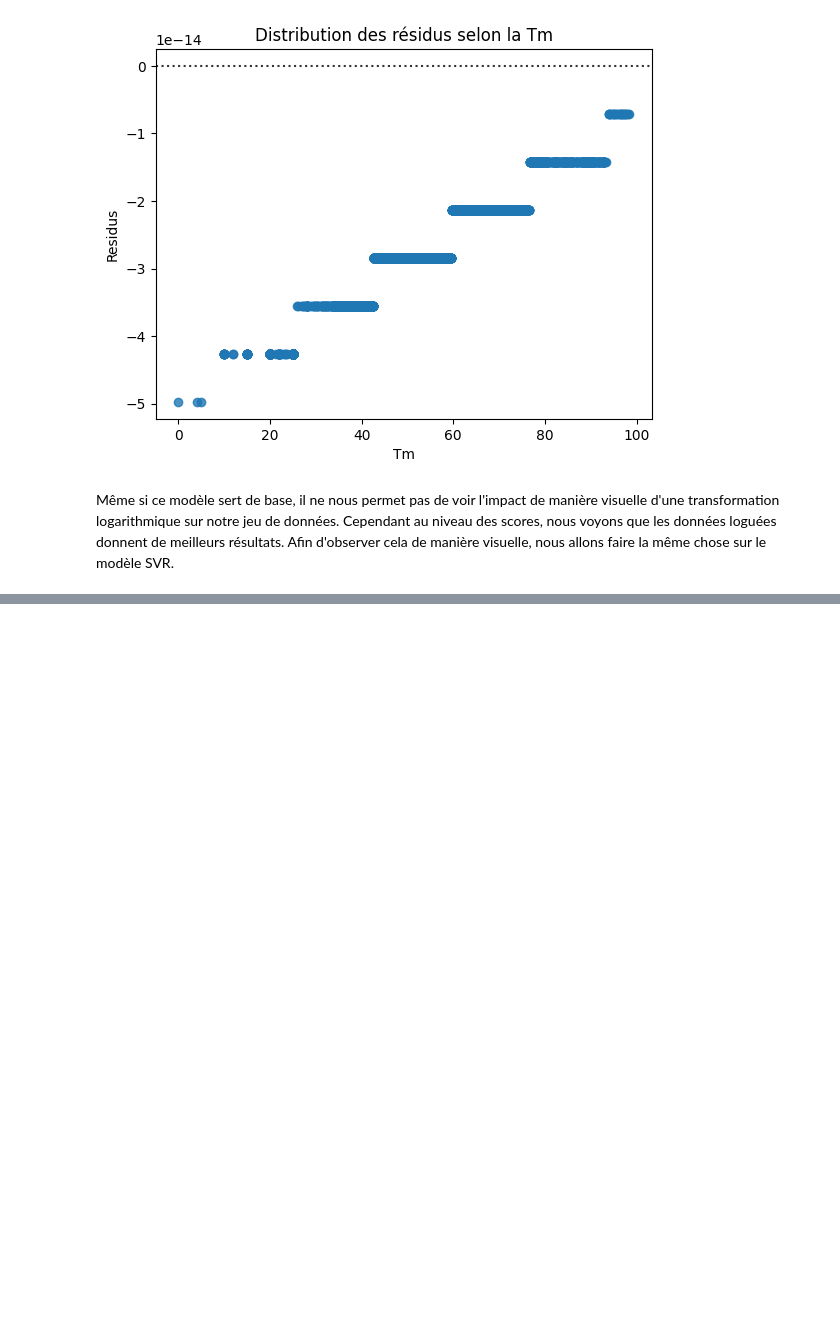
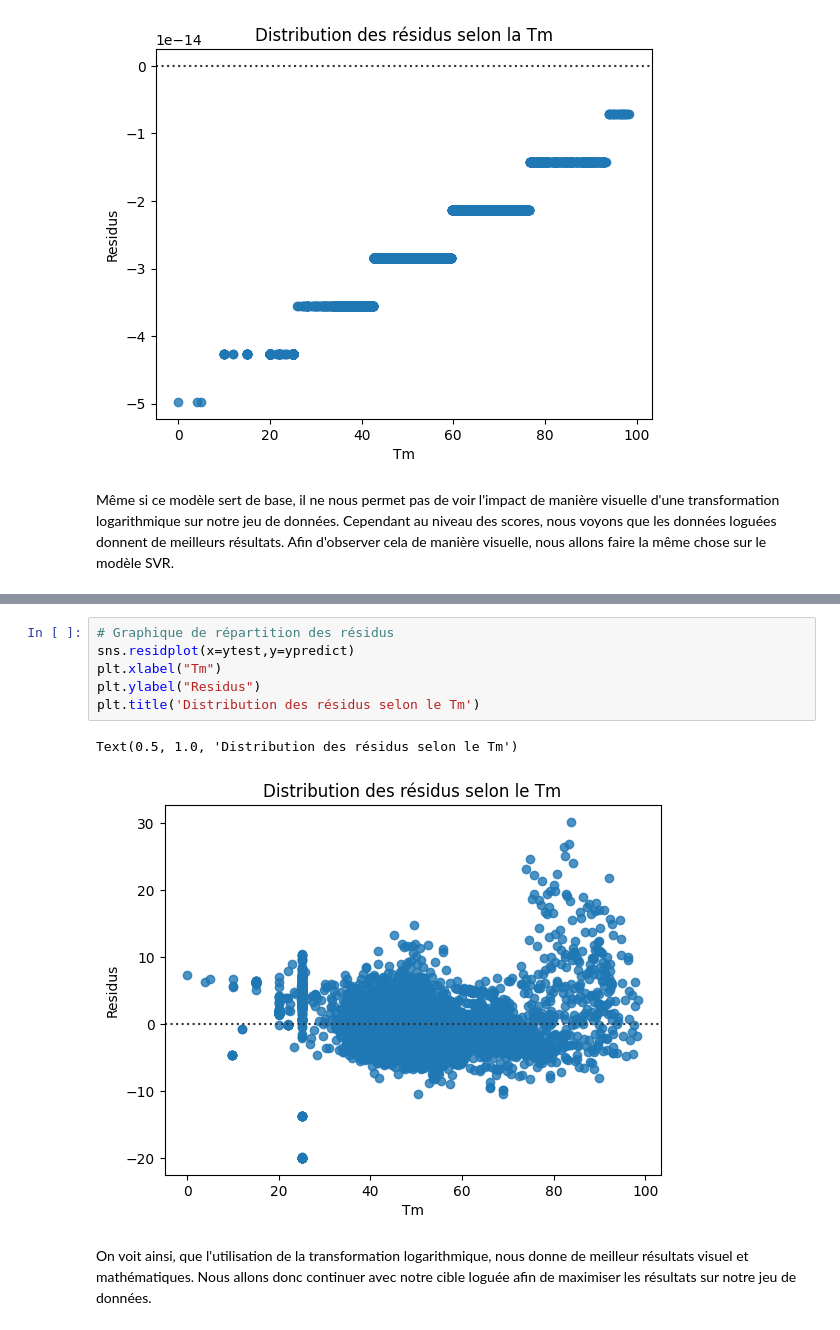
Before and after one commit to Azepel/Prediction-de-la-stabilite-de-differentes-enzymes, a Jupyter notebook: Predict_enz_nettoyage.ipynb, the cells around one changed output, grey strips where cells are left out. Drawn from its saved outputs; the diff is of its cells as text; blank space fills up the shorter version.

```diff
--- a/Predict_enz_nettoyage.ipynb
+++ b/Predict_enz_nettoyage.ipynb
@@ -713,0 +787,11 @@ Même si ce modèle sert de base, il ne nous permet pas de voir l'impact de mani
+# %%
+# Graphique de répartition des résidus
+sns.residplot(x=ytest,y=ypredict)
+plt.xlabel("Tm")
+plt.ylabel("Residus")
+plt.title('Distribution des résidus selon le Tm')
+# %% [output]
+Text(0.5, 1.0, 'Distribution des résidus selon le Tm')
+[figure, added]
+# %% [markdown]
+On voit ainsi, que l'utilisation de la transformation logarithmique, nous donne de meilleur résultats visuel et mathématiques. Nous allons donc continuer avec notre cible loguée afin de maximiser les résultats sur notre jeu de données.
```
Also changed, not shown: parts of 10 cells of this notebook.
